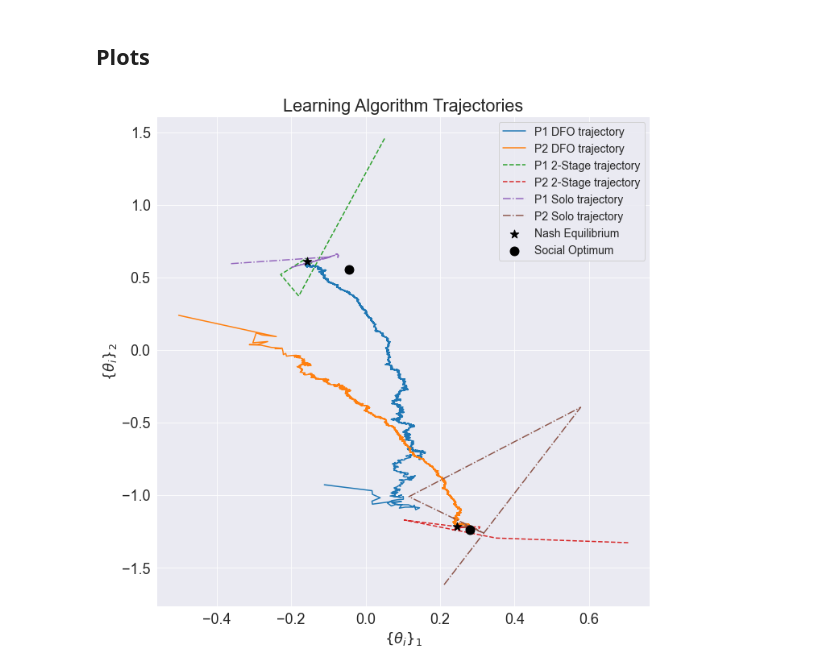
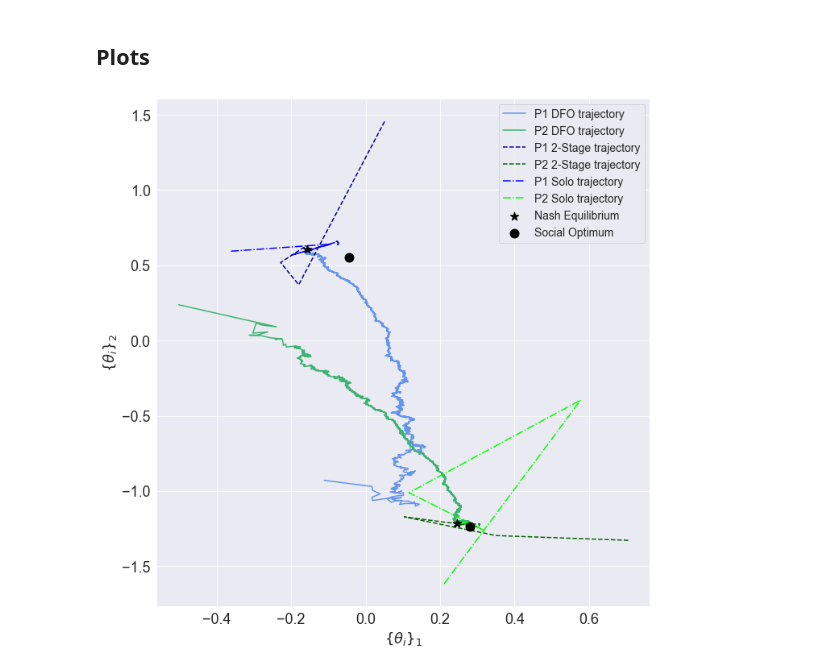
Before and after one commit to evanjfaulkner/DD-Games, a Jupyter notebook: Notebooks/dd_game_regression_sim.ipynb, the cells around one changed output. Cells and saved outputs as stored; diff of their text form; code cells hidden in the pictures.

Commit message:
2s vs solo plotting

```diff
--- a/Notebooks/dd_game_regression_sim.ipynb
+++ b/Notebooks/dd_game_regression_sim.ipynb
@@ -280,61 +280,60 @@ plt.rcParams['axes.linewidth'] = 2
 
 theta_3 = np.array(player_three.theta_history)
 plt.plot(theta_3[:,0],theta_3[:,1],
-         label='P1 DFO trajectory')
+         label='P1 DFO trajectory', color='cornflowerblue')
 
 theta_4 = np.array(player_four.theta_history)
 plt.plot(theta_4[:,0],theta_4[:,1],
-        label='P2 DFO trajectory')
+        label='P2 DFO trajectory', color='mediumseagreen')
 
 x2 = theta_final_p1[:,0]
 y2 = theta_final_p1[:,1]
 plt.plot(x2,y2,
-         '--', label='P1 2-Stage trajectory', markersize=5)
+         '--', color='darkblue', label='P1 2-Stage trajectory')
 
 x3 = theta_final_p2[:,0]
 y3 = theta_final_p2[:,1]
 plt.plot(x3,y3,
-         '--', label='P2 2-Stage trajectory', markersize=5)
+         '--', color='darkgreen', label='P2 2-Stage trajectory')
 
 x5 = theta_final_p5[:,0]
 y5 = theta_final_p5[:,1]
 plt.plot(x5,y5,
-         '-.', label='P1 Solo trajectory', markersize=5)
+         '-.', color='blue', label='P1 Solo trajectory')
 
 x6 = theta_final_p6[:,0]
 y6 = theta_final_p6[:,1]
 plt.plot(x6,y6,
-         '-.', label='P2 Solo trajectory', markersize=5)
+         '-.', color='lime', label='P2 Solo trajectory')
 
 x_nash_p1 = theta_PO_1[0]
 y_nash_p1 = theta_PO_1[1]
 plt.scatter(x_nash_p1, y_nash_p1,
             label='Nash Equilibrium', marker='*', color='k', s=120, zorder=10)
 
 x_nash_p2 = theta_PO_2[0]
 y_nash_p2 = theta_PO_2[1]
 plt.scatter(x_nash_p2,y_nash_p2,
             marker='*', color='k', s=120, zorder=10)
 
 x_so_p1 = theta_SO_1[0]
 y_so_p1 = theta_SO_1[1]
 plt.scatter(x_so_p1, y_so_p1,
             label='Social Optimum', marker='o', color='k', s=120, zorder=10)
 
 x_so_p2 = theta_SO_2[0]
 y_so_p2 = theta_SO_2[1]
 plt.scatter(x_so_p2,y_so_p2,
             marker='o', color='k', s=120, zorder=10)
 
 plt.legend(loc='best',fontsize=14)
-plt.title("Learning Algorithm Trajectories")
 plt.xlabel(r"$\{\theta_i\}_1$")
 plt.ylabel(r"$\{\theta_i\}_2$")
 plt.tight_layout()
 plt.savefig('../figures/DD_regression_trajectory.pdf', format='pdf')
 plt.show()
 # %% [output]
-[figure, old version]
+[figure, new version]
 # %%
 plt.figure(figsize=(20,7))
 plt.subplot(1,2,1)
```
Also changed, not shown: parts of 3 cells of this notebook, 6 other files.
